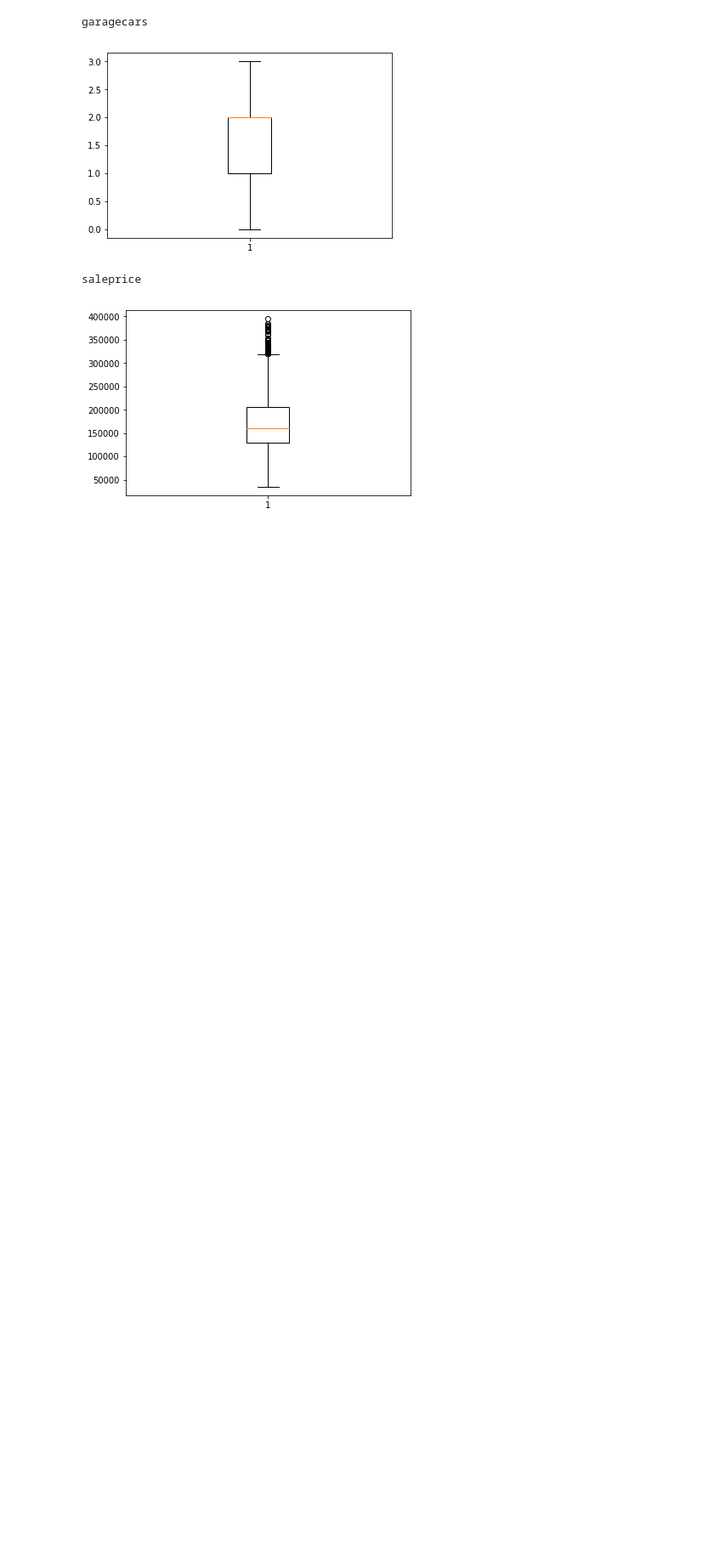
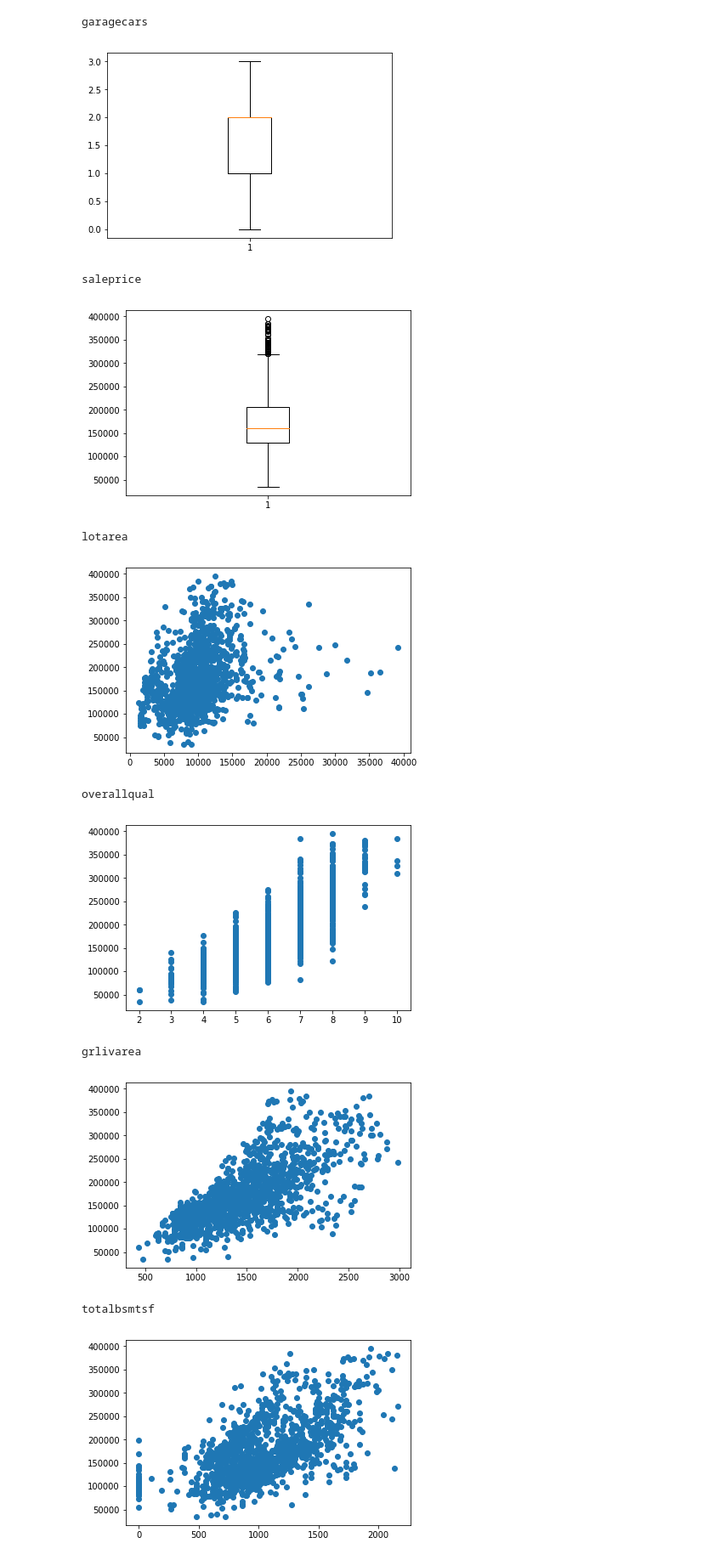
Before and after one commit to hoorayarjun/ThinkfulPrograms, a Jupyter notebook: Linear_Regression_Challenge.ipynb, the cells around one changed output. Shown at 85% size. Drawn from its saved outputs; the diff is of its cells as text; code cells hidden in the pictures; blank space fills up the shorter version.

```diff
--- a/Linear_Regression_Challenge.ipynb
+++ b/Linear_Regression_Challenge.ipynb
@@ -156,3 +159,17 @@ for col in ['saleprice', 'lotarea', 'overallqual', 'grlivarea', 'totalbsmtsf', '
 Y = house_df['saleprice']
 X = house_df[['lotarea', 'overallqual', 'grlivarea', 'totalbsmtsf', 'firstflrsf', 'garagecars', 'salecondition_Partial']]
 X_train, X_test, y_train, y_test = train_test_split(X, Y, test_size = 0.2)
+# %%
+for col in X.columns:
+    print(col)
+    plt.scatter(X[col], Y)
+    plt.show()
+# %% [output]
+lotarea
+[figure, added]
+overallqual
+[figure, added]
+grlivarea
+[figure, added]
+totalbsmtsf
+[figure, added]
```
Also changed, not shown: parts of 18 cells of this notebook.
